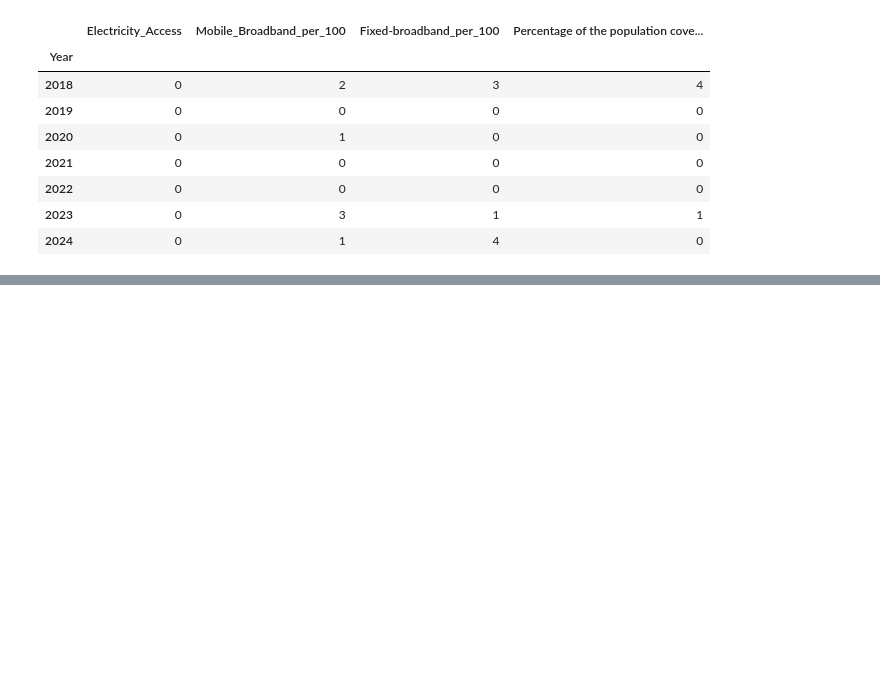
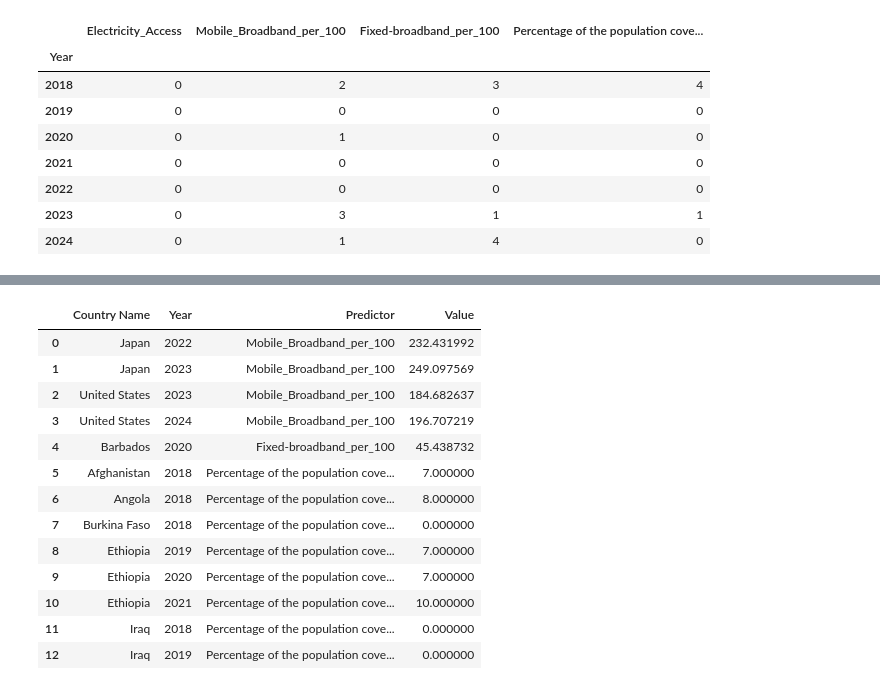
Before and after one commit to ajbunny/AI-Readiness-Governance-Capstone, a Jupyter notebook: notebooks/06_modeling_data_preparation.ipynb, the cells around one changed output, grey strips where cells are left out. Cells and saved outputs as stored; diff of their text form; code cells hidden in the pictures; blank space fills up the shorter version.

```diff
--- a/notebooks/06_modeling_data_preparation.ipynb
+++ b/notebooks/06_modeling_data_preparation.ipynb
@@ -198,0 +263,11 @@ supervised_modeling_df.groupby('Year')[predictors].apply(lambda df: df.isna().su
+# %%
+# Identify minimum and maximum abservaton for each predictor
+
+for col in predictors:
+    max_idx = supervised_modeling_df[col].idxmax()
+    min_idx = supervised_modeling_df[col].idxmin()
+
+    print("Predictor:", col)
+    display (
+        supervised_modeling_df.loc[[min_idx, max_idx], ["Country Name", "Year", col]]
+    )
@@ -198,0 +333,45 @@ supervised_modeling_df.groupby('Year')[predictors].apply(lambda df: df.isna().su
+# %%
+# Collect all observations flagged by the IQR method
+
+outlier_results = []
+
+for col in predictors:
+    Q1 = supervised_modeling_df[col].quantile(0.25)
+    Q3 = supervised_modeling_df[col].quantile(0.75)
+
+    IQR = Q3 - Q1
+
+    lower = Q1 - 1.5 * IQR
+    upper = Q3 + 1.5 * IQR
+
+    flagged = supervised_modeling_df.loc[
+        (supervised_modeling_df[col] < lower) |
+        (supervised_modeling_df[col] > upper),
+        ["Country Name", "Year", col]
+    ].copy()
+
+    flagged["Predictor"] = col
+    flagged["Value"] = flagged[col]
+
+    outlier_results.append(
+        flagged[["Country Name", "Year", "Predictor", "Value"]]
+    )
+
+outlier_summary = pd.concat(outlier_results, ignore_index=True)
+
+display(outlier_summary)
+# %% [output]
+|  | Country Name | Year | Predictor | Value |
+| 0 | Japan | 2022 | Mobile_Broadband_per_100 | 232.431992 |
+| 1 | Japan | 2023 | Mobile_Broadband_per_100 | 249.097569 |
+| 2 | United States | 2023 | Mobile_Broadband_per_100 | 184.682637 |
+| 3 | United States | 2024 | Mobile_Broadband_per_100 | 196.707219 |
+| 4 | Barbados | 2020 | Fixed-broadband_per_100 | 45.438732 |
+| 5 | Afghanistan | 2018 | Percentage of the population cove... | 7.000000 |
+| 6 | Angola | 2018 | Percentage of the population cove... | 8.000000 |
+| 7 | Burkina Faso | 2018 | Percentage of the population cove... | 0.000000 |
+| 8 | Ethiopia | 2019 | Percentage of the population cove... | 7.000000 |
+| 9 | Ethiopia | 2020 | Percentage of the population cove... | 7.000000 |
+| 10 | Ethiopia | 2021 | Percentage of the population cove... | 10.000000 |
+| 11 | Iraq | 2018 | Percentage of the population cove... | 0.000000 |
+| 12 | Iraq | 2019 | Percentage of the population cove... | 0.000000 |
```
Also changed, not shown: parts of 7 cells of this notebook.
